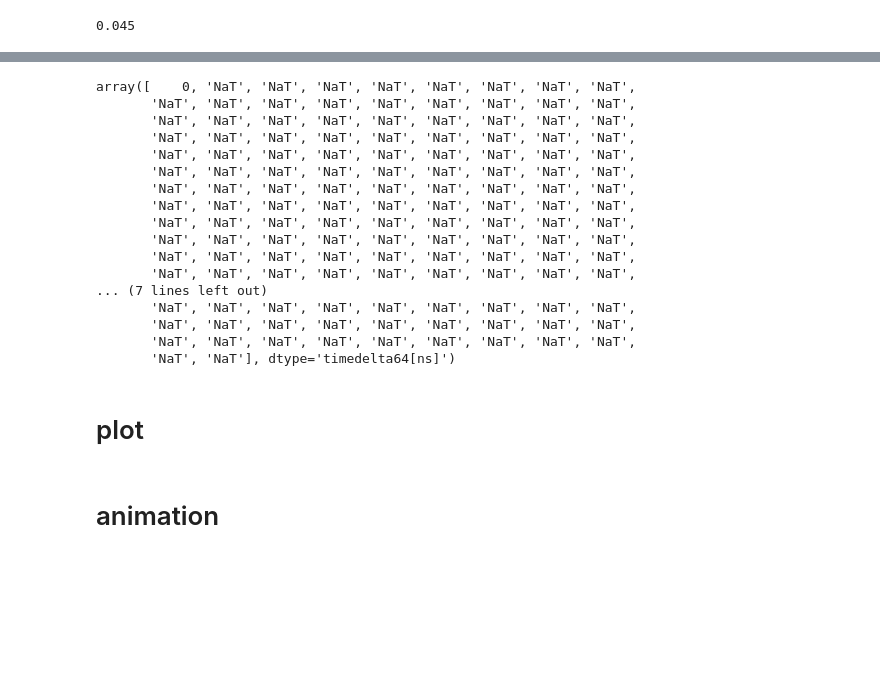
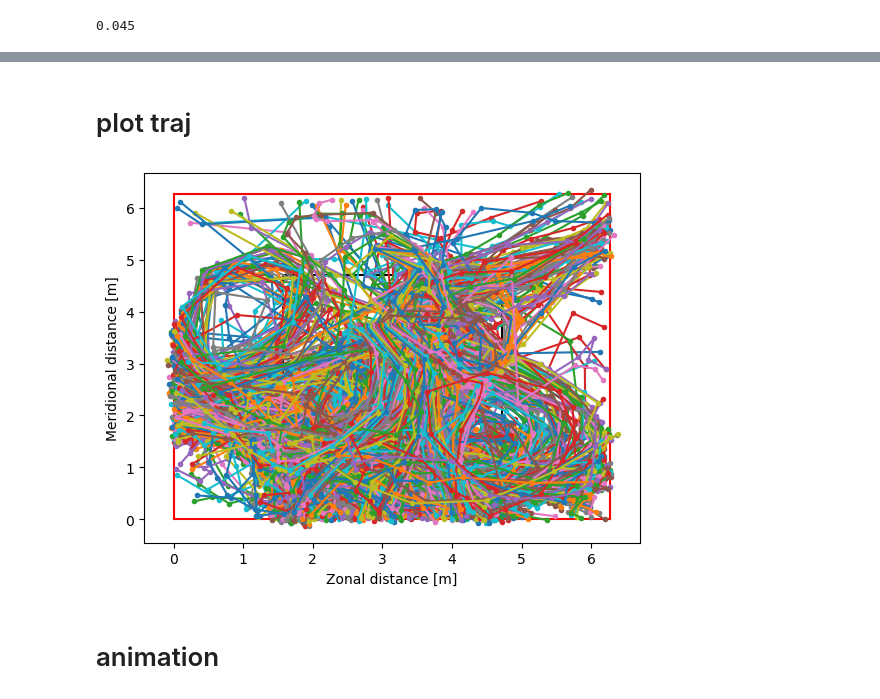
Before and after one commit to zsm1-hub/China_Israel, a Jupyter notebook: Parcels_HIT2d.ipynb, the cells around one changed output, grey strips where cells are left out. Drawn from its saved outputs; the diff is of its cells as text; code cells hidden in the pictures; blank space fills up the shorter version.

```diff
--- a/Parcels_HIT2d.ipynb
+++ b/Parcels_HIT2d.ipynb
@@ -558,41 +682,25 @@ plt.plot(ds['time'].values[250,:],marker='x')
 # %%
-ds['time'].values[250,:]
+# ds['time'].values[250,:]
-# %% [output]
-array([    0, 'NaT', 'NaT', 'NaT', 'NaT', 'NaT', 'NaT', 'NaT', 'NaT',
-       'NaT', 'NaT', 'NaT', 'NaT', 'NaT', 'NaT', 'NaT', 'NaT', 'NaT',
-       'NaT', 'NaT', 'NaT', 'NaT', 'NaT', 'NaT', 'NaT', 'NaT', 'NaT',
-       'NaT', 'NaT', 'NaT', 'NaT', 'NaT', 'NaT', 'NaT', 'NaT', 'NaT',
-       'NaT', 'NaT', 'NaT', 'NaT', 'NaT', 'NaT', 'NaT', 'NaT', 'NaT',
-       'NaT', 'NaT', 'NaT', 'NaT', 'NaT', 'NaT', 'NaT', 'NaT', 'NaT',
-       'NaT', 'NaT', 'NaT', 'NaT', 'NaT', 'NaT', 'NaT', 'NaT', 'NaT',
-       'NaT', 'NaT', 'NaT', 'NaT', 'NaT', 'NaT', 'NaT', 'NaT', 'NaT',
-       'NaT', 'NaT', 'NaT', 'NaT', 'NaT', 'NaT', 'NaT', 'NaT', 'NaT',
-       'NaT', 'NaT', 'NaT', 'NaT', 'NaT', 'NaT', 'NaT', 'NaT', 'NaT',
-       'NaT', 'NaT', 'NaT', 'NaT', 'NaT', 'NaT', 'NaT', 'NaT', 'NaT',
-       'NaT', 'NaT', 'NaT', 'NaT', 'NaT', 'NaT', 'NaT', 'NaT', 'NaT',
-... (7 lines left out)
-       'NaT', 'NaT', 'NaT', 'NaT', 'NaT', 'NaT', 'NaT', 'NaT', 'NaT',
-       'NaT', 'NaT', 'NaT', 'NaT', 'NaT', 'NaT', 'NaT', 'NaT', 'NaT',
-       'NaT', 'NaT', 'NaT', 'NaT', 'NaT', 'NaT', 'NaT', 'NaT', 'NaT',
-       'NaT', 'NaT'], dtype='timedelta64[ns]')
 # %% [markdown]
-# plot
+# plot traj
 # %%
-# plt.plot(lon_rho.values[0,:],lat_rho.values[0,:],color='r')
-# plt.plot(lon_rho.values[-1,:],lat_rho.values[-1,:],color='r')
-# plt.plot(lon_rho.values[:,0],lat_rho.values[:,0],color='r')
-# plt.plot(lon_rho.values[:,-1],lat_rho.values[:,-1],color='r')
-# pio2=np.pi/2
-# pi3o2=np.pi*3/2
-# plt.plot([pio2,pio2],[pio2,pi3o2],color='k')
-# plt.plot([pi3o2,pi3o2],[pio2,pi3o2],color='k')
-# plt.plot([pio2,pi3o2],[pio2,pio2],color='k')
-# plt.plot([pio2,pi3o2],[pi3o2,pi3o2],color='k')
-# plt.scatter(lonp1,latp1,s=0.05)
-# plt.plot(ds.lon.T, ds.lat.T, ".-")
-# plt.xlabel("Zonal distance [m]")
-# plt.ylabel("Meridional distance [m]")
-# plt.show()
+plt.plot(lon_rho.values[0,:],lat_rho.values[0,:],color='r')
+plt.plot(lon_rho.values[-1,:],lat_rho.values[-1,:],color='r')
+plt.plot(lon_rho.values[:,0],lat_rho.values[:,0],color='r')
+plt.plot(lon_rho.values[:,-1],lat_rho.values[:,-1],color='r')
+pio2=np.pi/2
+pi3o2=np.pi*3/2
+plt.plot([pio2,pio2],[pio2,pi3o2],color='k')
+plt.plot([pi3o2,pi3o2],[pio2,pi3o2],color='k')
+plt.plot([pio2,pi3o2],[pio2,pio2],color='k')
+plt.plot([pio2,pi3o2],[pi3o2,pi3o2],color='k')
+plt.scatter(lonp1,latp1,s=0.05)
+plt.plot(ds.lon.T, ds.lat.T, ".-")
+plt.xlabel("Zonal distance [m]")
+plt.ylabel("Meridional distance [m]")
+plt.show()
+# %% [output]
+[figure, added]
 # %% [markdown]
 # animation
 # %%
```
Also changed, not shown: parts of 13 cells of this notebook.
